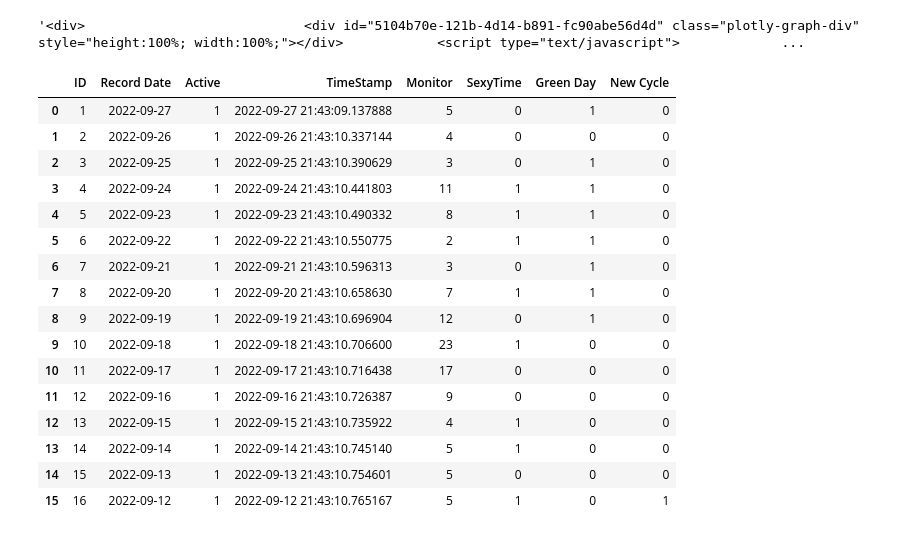
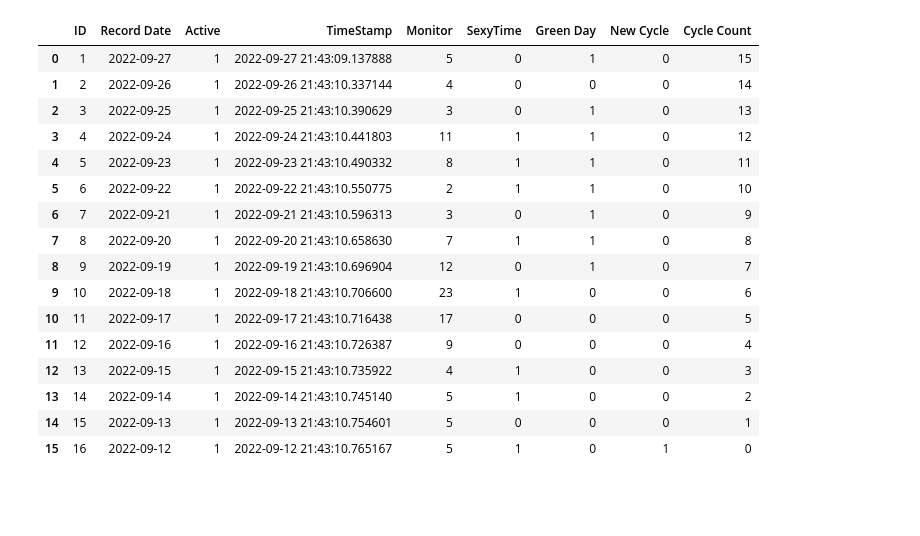
Before and after one commit to aguileraGit/cycles, a Jupyter notebook: cyclesPlotDevelopment.ipynb, the cells around one changed output. Drawn from its saved outputs; the diff is of its cells as text; code cells hidden in the pictures; blank space fills up the shorter version.

Commit message:
Made plot pretty and useful

```diff
--- a/cyclesPlotDevelopment.ipynb
+++ b/cyclesPlotDevelopment.ipynb
@@ -9,7 +11,7 @@ def getFormattedDate(_date=None, shiftDays=0):
     if _date == None:
         _date = datetime.datetime.now()
     else:
-        _date = datetime.strptime(_date, formatString)
+        _date = datetime.datetime.strptime(_date, formatString)
     _date = _date - datetime.timedelta(days=shiftDays)
 
     return _date.strftime(formatString)
@@ -30,7 +32,6 @@ def getHistoricDataV2(numOfCycles=3):
     startDateList.reverse()
 
     #Create empty list to store each DF. Each DF is a cycle
-    global dfs
     dfs = []
 
     #Loop through start dates except last date
@@ -49,35 +50,43 @@ def getHistoricDataV2(numOfCycles=3):
 
         #Need to remove row 1 if idx > 1
 
-        #dfs.append(tempDF)
-        dfs.append(fig.to_html(include_plotlyjs=False, full_html=False))
+        #Add column with increasing integer to aid in plot later on
+        tempIntList = np.arange(tempDF.shape[0])
+
+        tempDF['Cycle Count'] = tempIntList[::-1]
+
+        #Create figures
+        fig = px.line(tempDF, x='Record Date', y='Monitor', markers=True)
+        #Format date and center point
+        fig.update_xaxes(tickformat='%Y-%m-%d', ticklabelmode='period')
+
+        #Convert to list of dicts. {'plot':..., 'cycleLength':...,
+
+        dfs.append(tempDF)
+        #dfs.append(fig.to_html(include_plotlyjs='cdn', full_html=False))
 
     return dfs
 
 db = dbCycles.cycleDBClass()
 
 dfsTemp = getHistoricDataV2()
-# %%
-dfsTemp[0]
-# %% [output]
-'<div>                            <div id="5104b70e-121b-4d14-b891-fc90abe56d4d" class="plotly-graph-div" style="height:100%; width:100%;"></div>            <script type="text/javascript">             ...
 # %%
-dfs[0]
+dfsTemp[0]
 # %% [output]
-|  | ID | Record Date | Active | TimeStamp | Monitor | SexyTime | Green Day | New Cycle |
-| 0 | 1 | 2022-09-27 | 1 | 2022-09-27 21:43:09.137888 | 5 | 0 | 1 | 0 |
-| 1 | 2 | 2022-09-26 | 1 | 2022-09-26 21:43:10.337144 | 4 | 0 | 0 | 0 |
-| 2 | 3 | 2022-09-25 | 1 | 2022-09-25 21:43:10.390629 | 3 | 0 | 1 | 0 |
-| 3 | 4 | 2022-09-24 | 1 | 2022-09-24 21:43:10.441803 | 11 | 1 | 1 | 0 |
-| 4 | 5 | 2022-09-23 | 1 | 2022-09-23 21:43:10.490332 | 8 | 1 | 1 | 0 |
-| 5 | 6 | 2022-09-22 | 1 | 2022-09-22 21:43:10.550775 | 2 | 1 | 1 | 0 |
-| 6 | 7 | 2022-09-21 | 1 | 2022-09-21 21:43:10.596313 | 3 | 0 | 1 | 0 |
-| 7 | 8 | 2022-09-20 | 1 | 2022-09-20 21:43:10.658630 | 7 | 1 | 1 | 0 |
-| 8 | 9 | 2022-09-19 | 1 | 2022-09-19 21:43:10.696904 | 12 | 0 | 1 | 0 |
-| 9 | 10 | 2022-09-18 | 1 | 2022-09-18 21:43:10.706600 | 23 | 1 | 0 | 0 |
-| 10 | 11 | 2022-09-17 | 1 | 2022-09-17 21:43:10.716438 | 17 | 0 | 0 | 0 |
-| 11 | 12 | 2022-09-16 | 1 | 2022-09-16 21:43:10.726387 | 9 | 0 | 0 | 0 |
-| 12 | 13 | 2022-09-15 | 1 | 2022-09-15 21:43:10.735922 | 4 | 1 | 0 | 0 |
-| 13 | 14 | 2022-09-14 | 1 | 2022-09-14 21:43:10.745140 | 5 | 1 | 0 | 0 |
-| 14 | 15 | 2022-09-13 | 1 | 2022-09-13 21:43:10.754601 | 5 | 0 | 0 | 0 |
-| 15 | 16 | 2022-09-12 | 1 | 2022-09-12 21:43:10.765167 | 5 | 1 | 0 | 1 |
+|  | ID | Record Date | Active | TimeStamp | Monitor | SexyTime | Green Day | New Cycle | Cycle Count |
+| 0 | 1 | 2022-09-27 | 1 | 2022-09-27 21:43:09.137888 | 5 | 0 | 1 | 0 | 15 |
+| 1 | 2 | 2022-09-26 | 1 | 2022-09-26 21:43:10.337144 | 4 | 0 | 0 | 0 | 14 |
+| 2 | 3 | 2022-09-25 | 1 | 2022-09-25 21:43:10.390629 | 3 | 0 | 1 | 0 | 13 |
+| 3 | 4 | 2022-09-24 | 1 | 2022-09-24 21:43:10.441803 | 11 | 1 | 1 | 0 | 12 |
+| 4 | 5 | 2022-09-23 | 1 | 2022-09-23 21:43:10.490332 | 8 | 1 | 1 | 0 | 11 |
+| 5 | 6 | 2022-09-22 | 1 | 2022-09-22 21:43:10.550775 | 2 | 1 | 1 | 0 | 10 |
+| 6 | 7 | 2022-09-21 | 1 | 2022-09-21 21:43:10.596313 | 3 | 0 | 1 | 0 | 9 |
+| 7 | 8 | 2022-09-20 | 1 | 2022-09-20 21:43:10.658630 | 7 | 1 | 1 | 0 | 8 |
+| 8 | 9 | 2022-09-19 | 1 | 2022-09-19 21:43:10.696904 | 12 | 0 | 1 | 0 | 7 |
+| 9 | 10 | 2022-09-18 | 1 | 2022-09-18 21:43:10.706600 | 23 | 1 | 0 | 0 | 6 |
+| 10 | 11 | 2022-09-17 | 1 | 2022-09-17 21:43:10.716438 | 17 | 0 | 0 | 0 | 5 |
+| 11 | 12 | 2022-09-16 | 1 | 2022-09-16 21:43:10.726387 | 9 | 0 | 0 | 0 | 4 |
+| 12 | 13 | 2022-09-15 | 1 | 2022-09-15 21:43:10.735922 | 4 | 1 | 0 | 0 | 3 |
+| 13 | 14 | 2022-09-14 | 1 | 2022-09-14 21:43:10.745140 | 5 | 1 | 0 | 0 | 2 |
+| 14 | 15 | 2022-09-13 | 1 | 2022-09-13 21:43:10.754601 | 5 | 0 | 0 | 0 | 1 |
+| 15 | 16 | 2022-09-12 | 1 | 2022-09-12 21:43:10.765167 | 5 | 1 | 0 | 1 | 0 |
```
Also changed, not shown: parts of 4 cells of this notebook.
